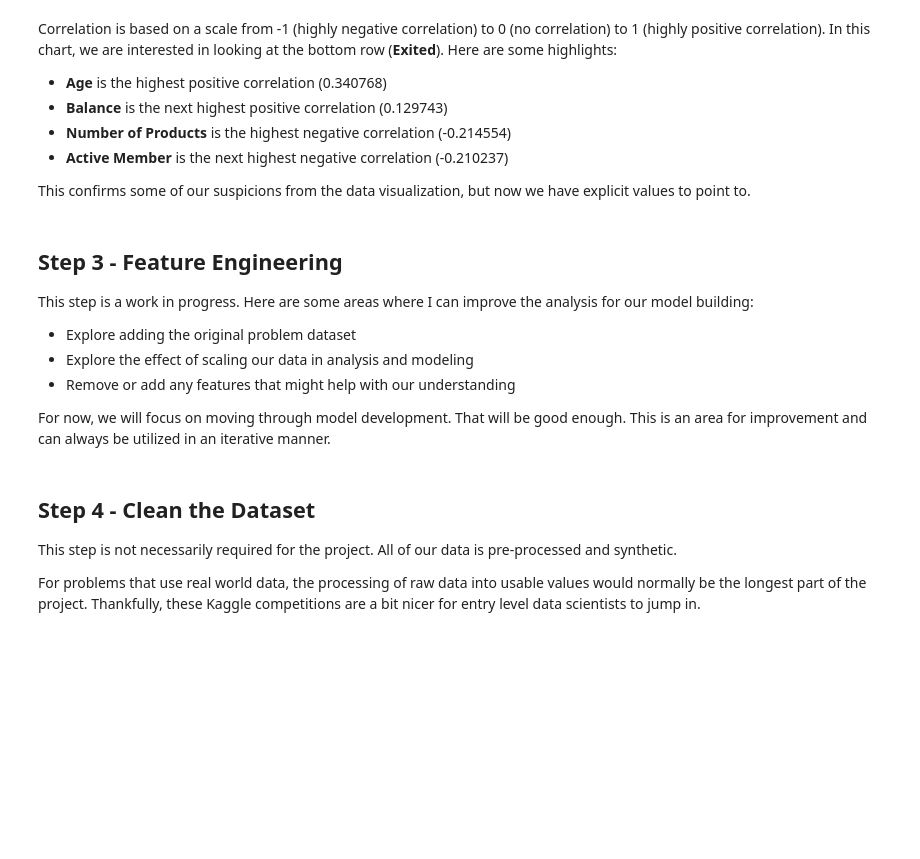
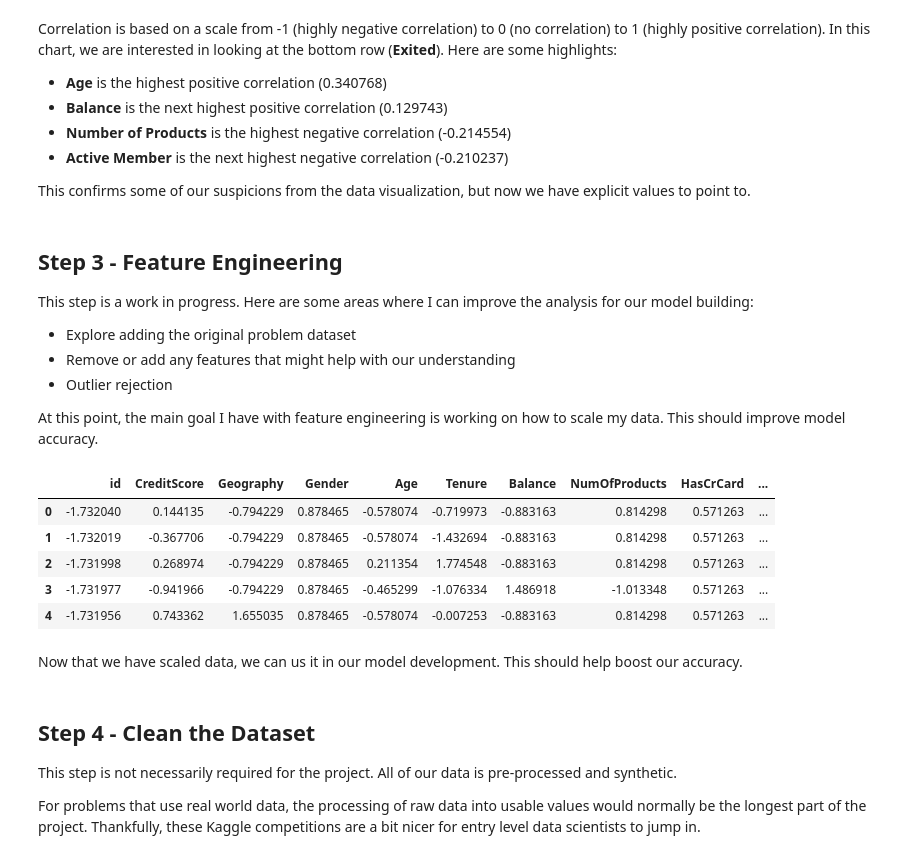
Before and after one commit to G-Emmen/DataScienceProjects, a Jupyter notebook: binary-classification-for-bank-churn-ge-notebook.ipynb, the cells around one changed output. Cells and saved outputs as stored; diff of their text form; code cells hidden in the pictures; blank space fills up the shorter version.

```diff
--- a/binary-classification-for-bank-churn-ge-notebook.ipynb
+++ b/binary-classification-for-bank-churn-ge-notebook.ipynb
@@ -327,7 +330,7 @@ This confirms some of our suspicions from the data visualization, but now we hav
 This step is a work in progress. Here are some areas where I can improve the analysis for our model building:
 
 - Explore adding the original problem dataset
-- Explore the effect of scaling our data in analysis and modeling
 - Remove or add any features that might help with our understanding
+- Outlier rejection
 
-For now, we will focus on moving through model development. That will be good enough. This is an area for improvement and can always be utilized in an iterative manner.
+At this point, the main goal I have with feature engineering is working on how to scale my data. This should improve model accuracy.
@@ -334,3 +349,29 @@ For now, we will focus on moving through model development. That will be good en
+# %%
+# bring in the StandardScaler() function
+standard_scaler = StandardScaler()
+
+# fit the scaler to the trimmed training data
+standard_scaler.fit(df_modelTrainTrim.drop(['Exited'], axis=1))
+
+# scale the training data and assign it to a data frame using pandas
+scaled_data_train = standard_scaler.transform(df_modelTrainTrim.drop(['Exited'], axis=1))
+df_scaledTrain = pd.DataFrame(scaled_data_train, columns=df_modelTrainTrim.drop(['Exited'], axis=1).columns)
+
+# scale the testing data and assign it to a data frame using pandas
+scaled_data_test = standard_scaler.transform(df_modelTestTrim)
+df_scaledTest = pd.DataFrame(scaled_data_test, columns=df_modelTestTrim.columns)
+# %%
+# check out the scaled data values in our training data set
+df_scaledTrain.head()
+# %% [output]
+|  | id | CreditScore | Geography | Gender | Age | Tenure | Balance | NumOfProducts | HasCrCard | ... |
+| 0 | -1.732040 | 0.144135 | -0.794229 | 0.878465 | -0.578074 | -0.719973 | -0.883163 | 0.814298 | 0.571263 | ... |
+| 1 | -1.732019 | -0.367706 | -0.794229 | 0.878465 | -0.578074 | -1.432694 | -0.883163 | 0.814298 | 0.571263 | ... |
+| 2 | -1.731998 | 0.268974 | -0.794229 | 0.878465 | 0.211354 | 1.774548 | -0.883163 | 0.814298 | 0.571263 | ... |
+| 3 | -1.731977 | -0.941966 | -0.794229 | 0.878465 | -0.465299 | -1.076334 | 1.486918 | -1.013348 | 0.571263 | ... |
+| 4 | -1.731956 | 0.743362 | 1.655035 | 0.878465 | -0.578074 | -0.007253 | -0.883163 | 0.814298 | 0.571263 | ... |
+# %% [markdown]
+Now that we have scaled data, we can us it in our model development. This should help boost our accuracy.
 # %% [markdown]
 ## Step 4 - Clean the Dataset
 
```
Also changed, not shown: parts of 21 cells of this notebook.
